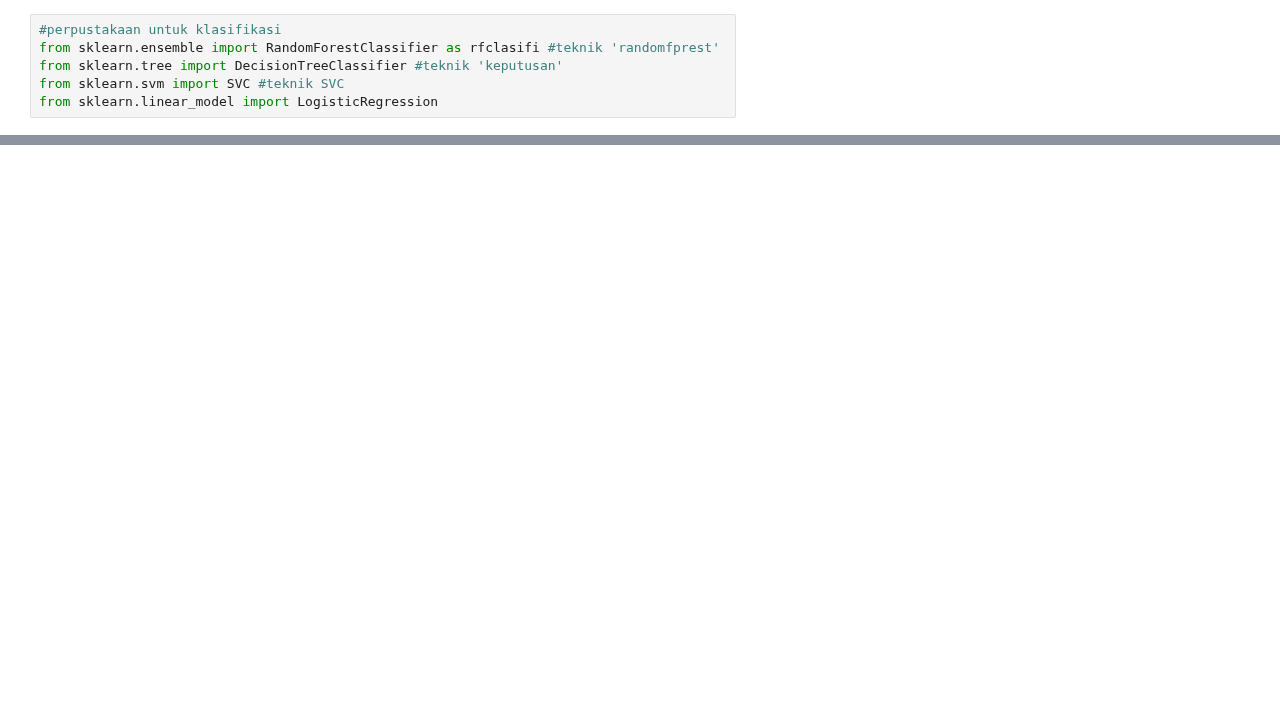
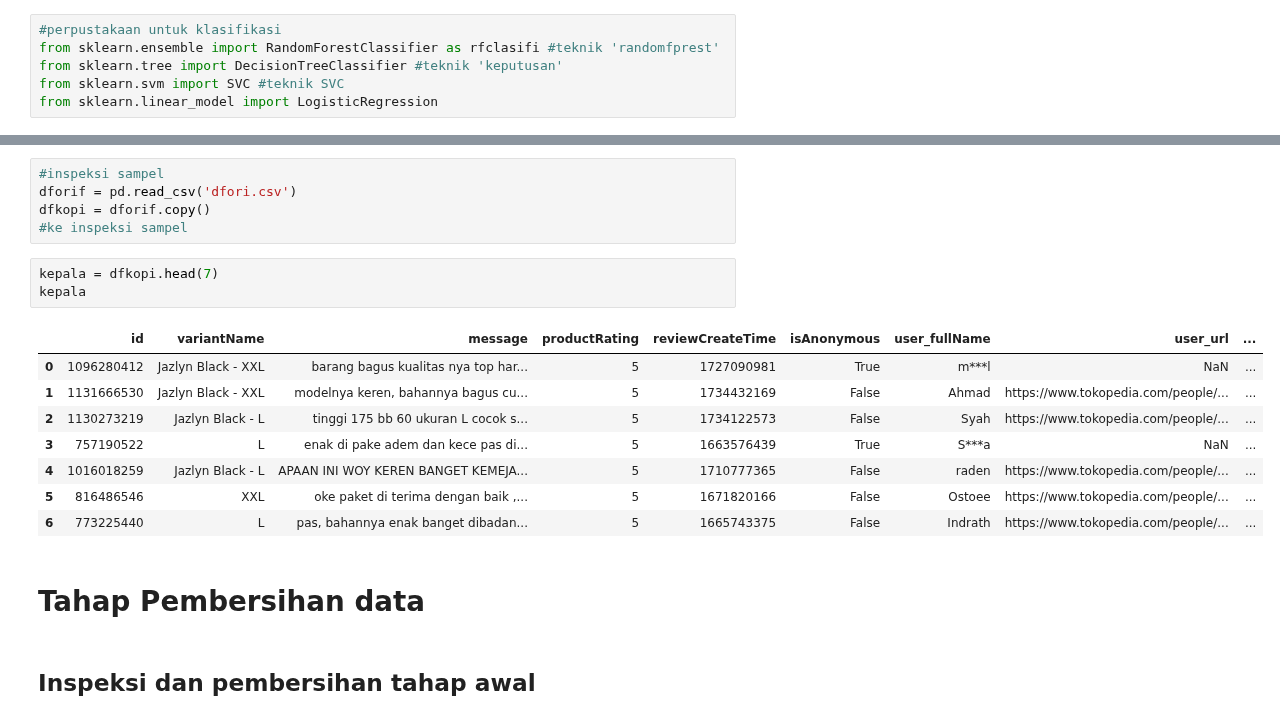
Before and after one commit to DGkurnia/sentiment, a Jupyter notebook: sentiment_analysis.ipynb, the cells around one changed output, grey strips where cells are left out. Cells and saved outputs as stored; diff of their text form; blank space fills up the shorter version.

```diff
--- a/sentiment_analysis.ipynb
+++ b/sentiment_analysis.ipynb
@@ -311,0 +382,21 @@ print(dfinfo)
+# %%
+#inspeksi sampel
+dforif = pd.read_csv('dfori.csv')
+dfkopi = dforif.copy()
+#ke inspeksi sampel
+# %%
+kepala = dfkopi.head(7)
+kepala
+# %% [output]
+|  | id | variantName | message | productRating | reviewCreateTime | isAnonymous | user_fullName | user_url | ... |
+| 0 | 1096280412 | Jazlyn Black - XXL | barang bagus kualitas nya top har... | 5 | 1727090981 | True | m***l | NaN | ... |
+| 1 | 1131666530 | Jazlyn Black - XXL | modelnya keren, bahannya bagus cu... | 5 | 1734432169 | False | Ahmad | https://www.tokopedia.com/people/... | ... |
+| 2 | 1130273219 | Jazlyn Black - L | tinggi 175 bb 60 ukuran L cocok s... | 5 | 1734122573 | False | Syah | https://www.tokopedia.com/people/... | ... |
+| 3 | 757190522 | L | enak di pake adem dan kece pas di... | 5 | 1663576439 | True | S***a | NaN | ... |
+| 4 | 1016018259 | Jazlyn Black - L | APAAN INI WOY KEREN BANGET KEMEJA... | 5 | 1710777365 | False | raden | https://www.tokopedia.com/people/... | ... |
+| 5 | 816486546 | XXL | oke paket di terima dengan baik ,... | 5 | 1671820166 | False | Ostoee | https://www.tokopedia.com/people/... | ... |
+| 6 | 773225440 | L | pas, bahannya enak banget dibadan... | 5 | 1665743375 | False | Indrath | https://www.tokopedia.com/people/... | ... |
+# %% [markdown]
+# Tahap Pembersihan data
+# %% [markdown]
+## Inspeksi dan pembersihan tahap awal
```
Also changed, not shown: parts of 54 cells of this notebook.
